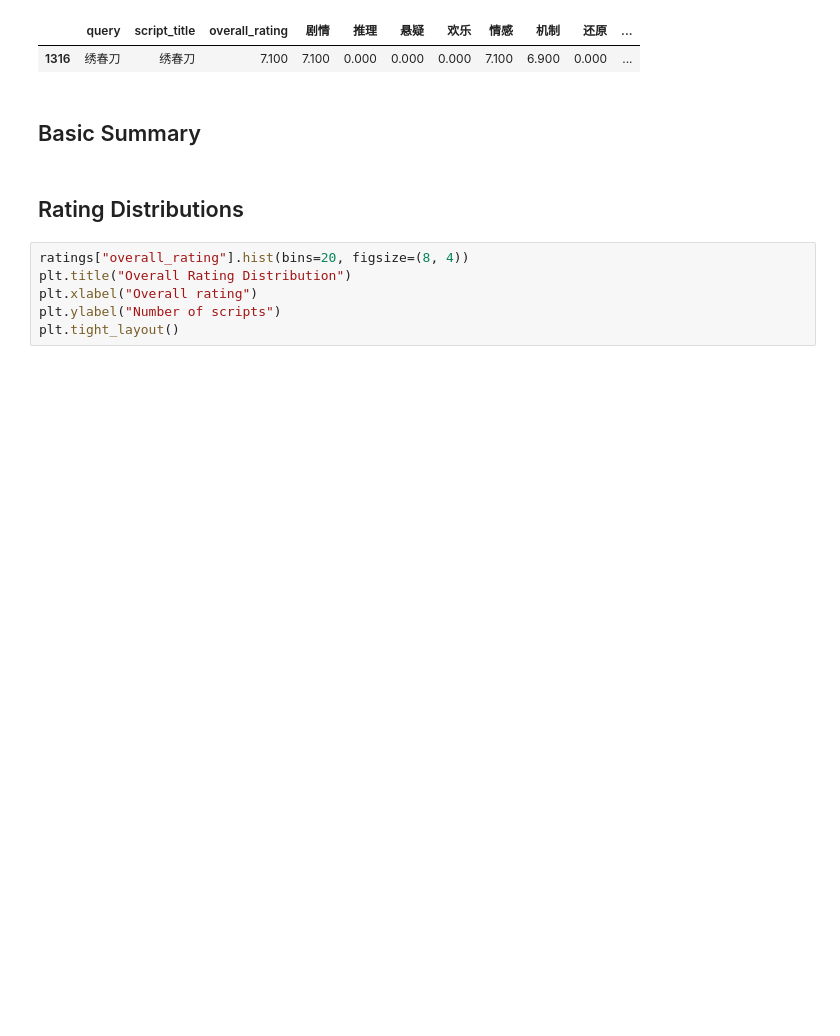
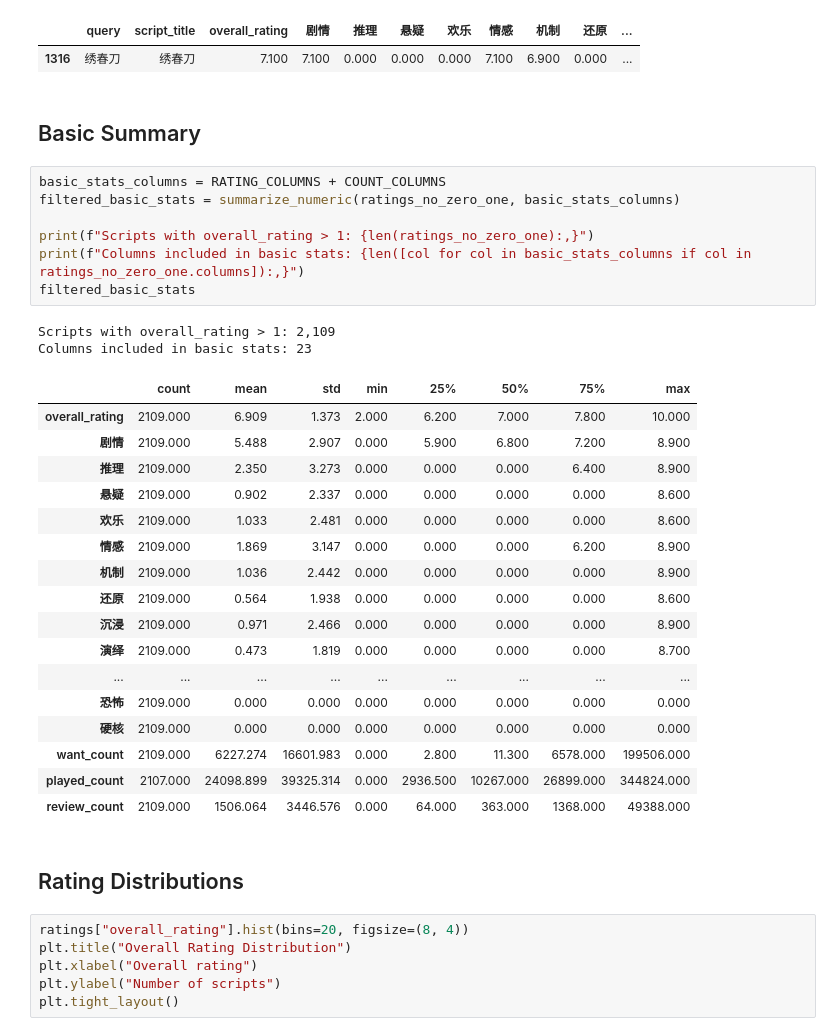
Before and after one commit to guozhan11/miquan-appium, a Jupyter notebook: ratings_descriptive_analysis.ipynb, the cells around one changed output. Drawn from its saved outputs; the diff is of its cells as text; blank space fills up the shorter version.

Commit message:
add initial rating descriptive stats

```diff
--- a/ratings_descriptive_analysis.ipynb
+++ b/ratings_descriptive_analysis.ipynb
@@ -183,6 +183,33 @@ Rows after dropping the second 绣春刀 row: 2,956
 | 1316 | 绣春刀 | 绣春刀 | 7.100 | 7.100 | 0.000 | 0.000 | 0.000 | 7.100 | 6.900 | 0.000 | ... |
 # %% [markdown]
 ## Basic Summary
+# %%
+basic_stats_columns = RATING_COLUMNS + COUNT_COLUMNS
+filtered_basic_stats = summarize_numeric(ratings_no_zero_one, basic_stats_columns)
+
+print(f"Scripts with overall_rating > 1: {len(ratings_no_zero_one):,}")
+print(f"Columns included in basic stats: {len([col for col in basic_stats_columns if col in ratings_no_zero_one.columns]):,}")
+filtered_basic_stats
+# %% [output]
+Scripts with overall_rating > 1: 2,109
+Columns included in basic stats: 23
+|  | count | mean | std | min | 25% | 50% | 75% | max |
+| overall_rating | 2109.000 | 6.909 | 1.373 | 2.000 | 6.200 | 7.000 | 7.800 | 10.000 |
+| 剧情 | 2109.000 | 5.488 | 2.907 | 0.000 | 5.900 | 6.800 | 7.200 | 8.900 |
+| 推理 | 2109.000 | 2.350 | 3.273 | 0.000 | 0.000 | 0.000 | 6.400 | 8.900 |
+| 悬疑 | 2109.000 | 0.902 | 2.337 | 0.000 | 0.000 | 0.000 | 0.000 | 8.600 |
+| 欢乐 | 2109.000 | 1.033 | 2.481 | 0.000 | 0.000 | 0.000 | 0.000 | 8.600 |
+| 情感 | 2109.000 | 1.869 | 3.147 | 0.000 | 0.000 | 0.000 | 6.200 | 8.900 |
+| 机制 | 2109.000 | 1.036 | 2.442 | 0.000 | 0.000 | 0.000 | 0.000 | 8.900 |
+| 还原 | 2109.000 | 0.564 | 1.938 | 0.000 | 0.000 | 0.000 | 0.000 | 8.600 |
+| 沉浸 | 2109.000 | 0.971 | 2.466 | 0.000 | 0.000 | 0.000 | 0.000 | 8.900 |
+| 演绎 | 2109.000 | 0.473 | 1.819 | 0.000 | 0.000 | 0.000 | 0.000 | 8.700 |
+| ... | ... | ... | ... | ... | ... | ... | ... | ... |
+| 恐怖 | 2109.000 | 0.000 | 0.000 | 0.000 | 0.000 | 0.000 | 0.000 | 0.000 |
+| 硬核 | 2109.000 | 0.000 | 0.000 | 0.000 | 0.000 | 0.000 | 0.000 | 0.000 |
+| want_count | 2109.000 | 6227.274 | 16601.983 | 0.000 | 2.800 | 11.300 | 6578.000 | 199506.000 |
+| played_count | 2107.000 | 24098.899 | 39325.314 | 0.000 | 2936.500 | 10267.000 | 26899.000 | 344824.000 |
+| review_count | 2109.000 | 1506.064 | 3446.576 | 0.000 | 64.000 | 363.000 | 1368.000 | 49388.000 |
 # %% [markdown]
 ## Rating Distributions
 # %%
```
Also changed, not shown: parts of 5 cells of this notebook.
